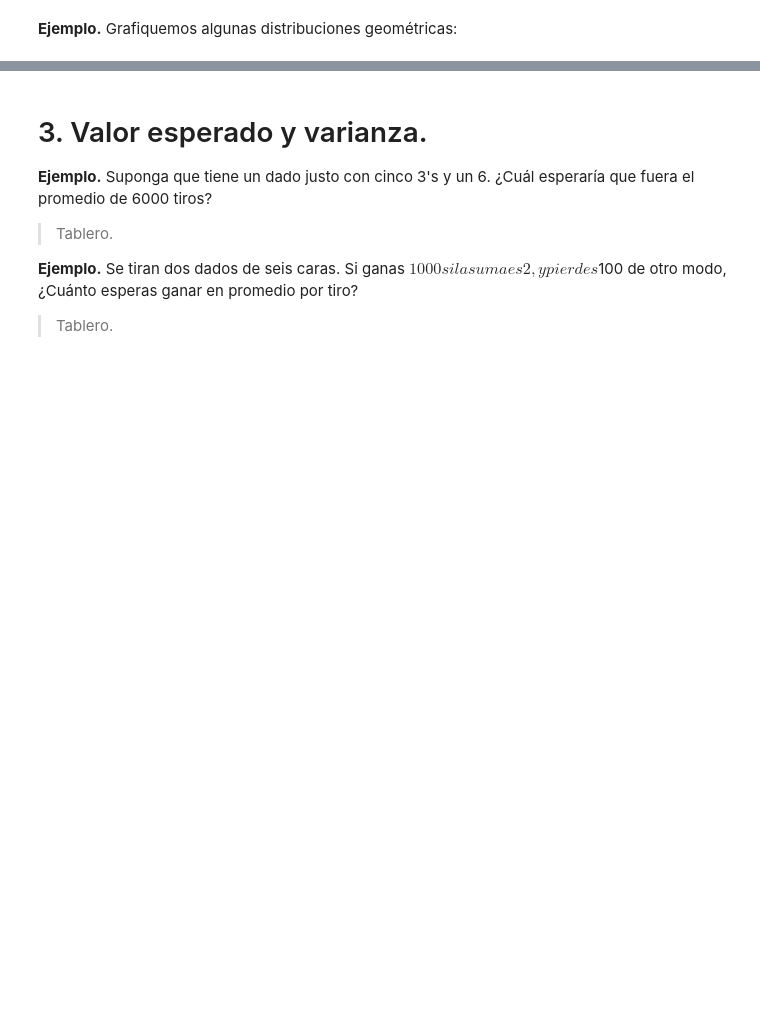
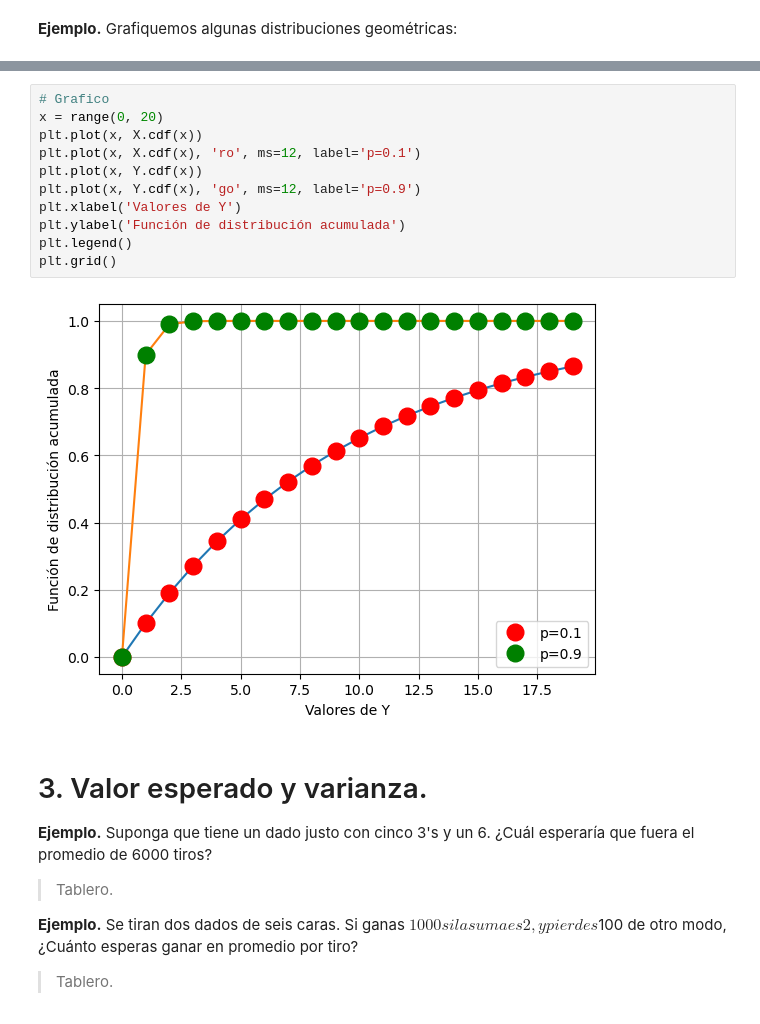
Before and after one commit to esjimenezro/mebo2024, a Jupyter notebook: modulo1/tema2/2-variables-aleatorias-discretas.ipynb, the cells around one changed output, grey strips where cells are left out. Cells and saved outputs as stored; diff of their text form; blank space fills up the shorter version.

```diff
--- a/modulo1/tema2/2-variables-aleatorias-discretas.ipynb
+++ b/modulo1/tema2/2-variables-aleatorias-discretas.ipynb
@@ -200,3 +254,16 @@ La denotamos como $Geom(p)$.
+# %%
+# Grafico
+x = range(0, 20)
+plt.plot(x, X.cdf(x))
+plt.plot(x, X.cdf(x), 'ro', ms=12, label='p=0.1')
+plt.plot(x, Y.cdf(x))
+plt.plot(x, Y.cdf(x), 'go', ms=12, label='p=0.9')
+plt.xlabel('Valores de Y')
+plt.ylabel('Función de distribución acumulada')
+plt.legend()
+plt.grid()
+# %% [output]
+[figure, added]
 # %% [markdown]
 # 3. Valor esperado y varianza.
 
```
Also changed, not shown: parts of 20 cells of this notebook.
